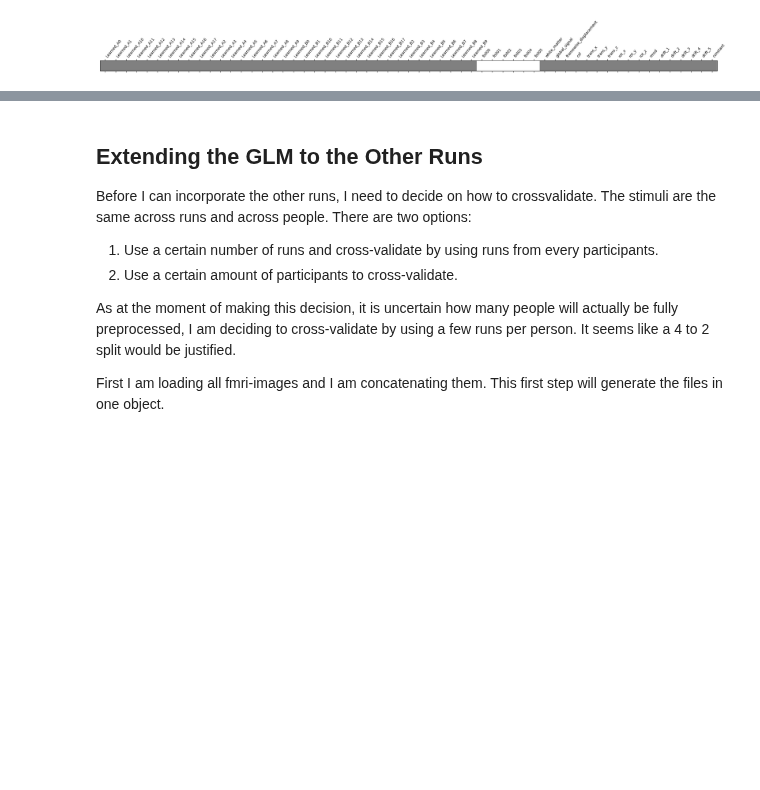
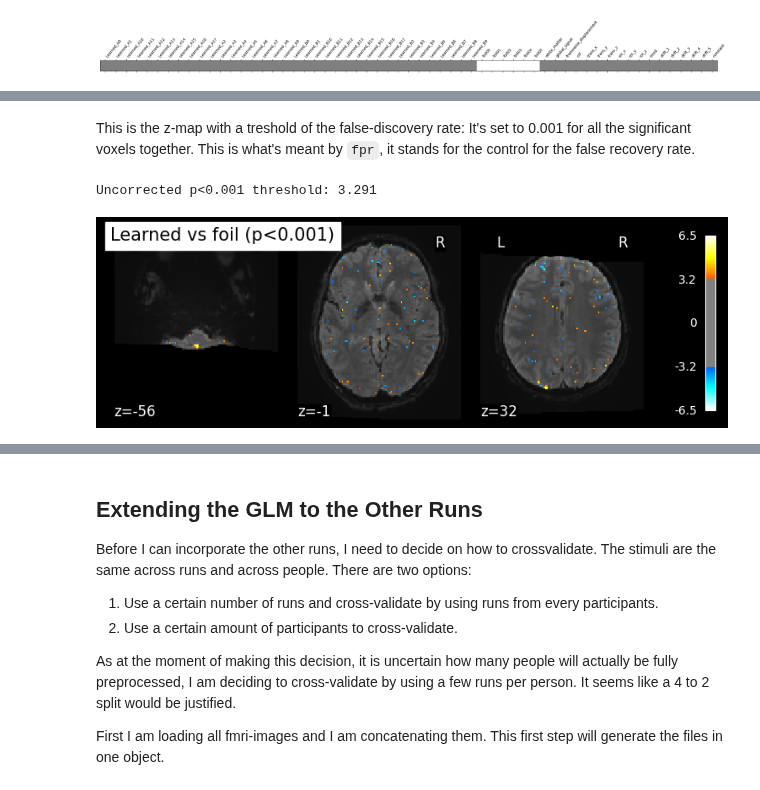
Before and after one commit to tchaase/research-internship-2022, a Jupyter notebook: code/linear_model.ipynb, the cells around one changed output, grey strips where cells are left out. Cells and saved outputs as stored; diff of their text form; code cells hidden in the pictures; blank space fills up the shorter version.

```diff
--- a/code/linear_model.ipynb
+++ b/code/linear_model.ipynb
@@ -319,0 +333,12 @@ plt.show()
+# %% [markdown]
+This is the z-map with a treshold of the false-discovery rate: It's set to 0.001 for all the significant voxels together. This is what's meant by `fpr`, it stands for the control for the false recovery rate.
+# %%
+from nilearn.glm import threshold_stats_img
+_, threshold = threshold_stats_img(z_map_sub06_run1, alpha=.001, height_control='fpr')
+print('Uncorrected p<0.001 threshold: %.3f' % threshold)
+plot_stat_map(z_map_sub06_run1, bg_img=mean_img_run1_sub06, threshold=threshold,
+              display_mode='z', cut_coords=3, black_bg=True,title= 'Learned vs foil (p<0.001)')
+plt.show()
+# %% [output]
+Uncorrected p<0.001 threshold: 3.291
+[figure, added]
```
Also changed, not shown: parts of 32 cells of this notebook.
